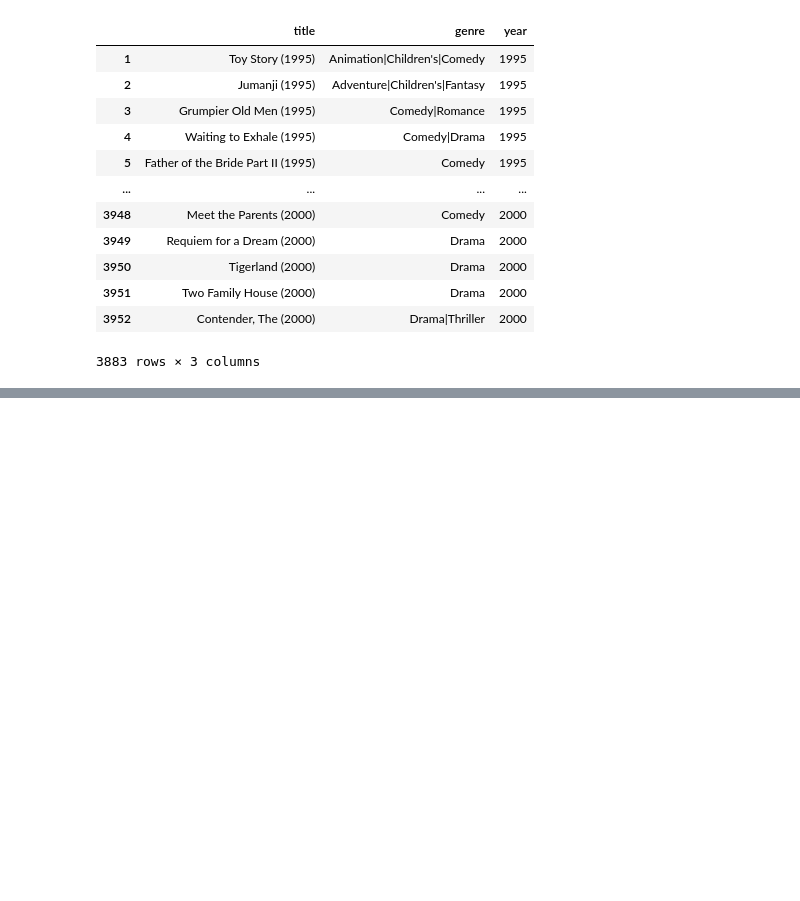
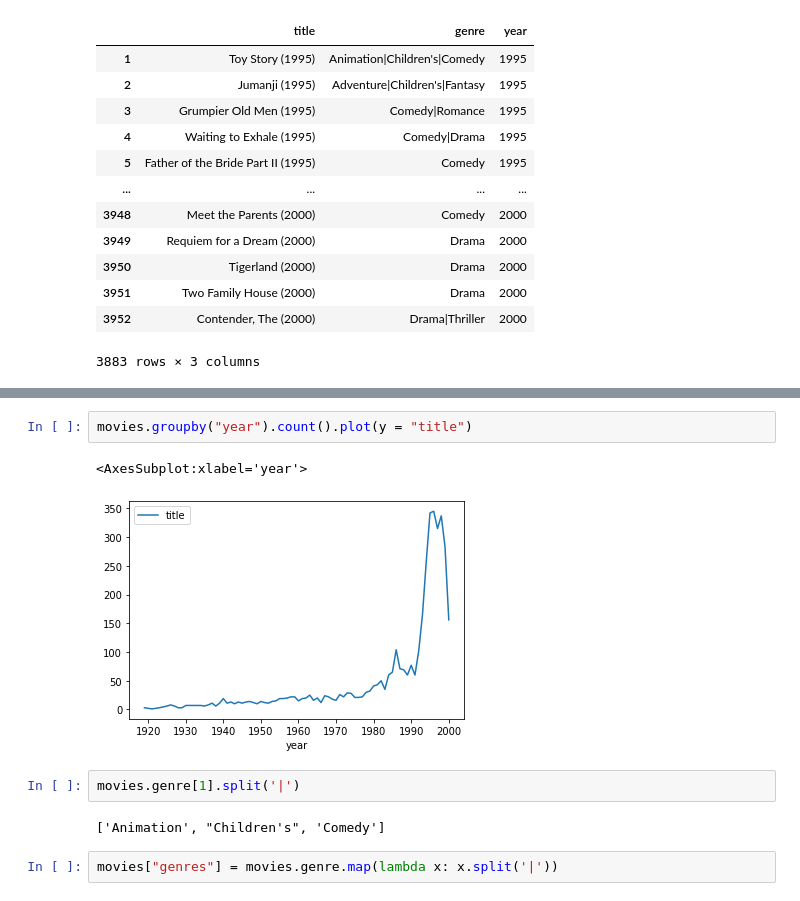
Before and after one commit to RoccoBellusci/MLPNS_RBellusci, a Jupyter notebook: MLPNS23_bootcamp.ipynb, the cells around one changed output, grey strips where cells are left out. Cells and saved outputs as stored; diff of their text form; blank space fills up the shorter version.

```diff
--- a/MLPNS23_bootcamp.ipynb
+++ b/MLPNS23_bootcamp.ipynb
@@ -512,0 +530,11 @@ movies
+# %%
+movies.groupby("year").count().plot(y = "title")
+# %% [output]
+<AxesSubplot:xlabel='year'>
+[figure, added]
+# %%
+movies.genre[1].split('|')
+# %% [output]
+['Animation', "Children's", 'Comedy']
+# %%
+movies["genres"] = movies.genre.map(lambda x: x.split('|'))
```
Also changed, not shown: parts of 63 cells of this notebook.
